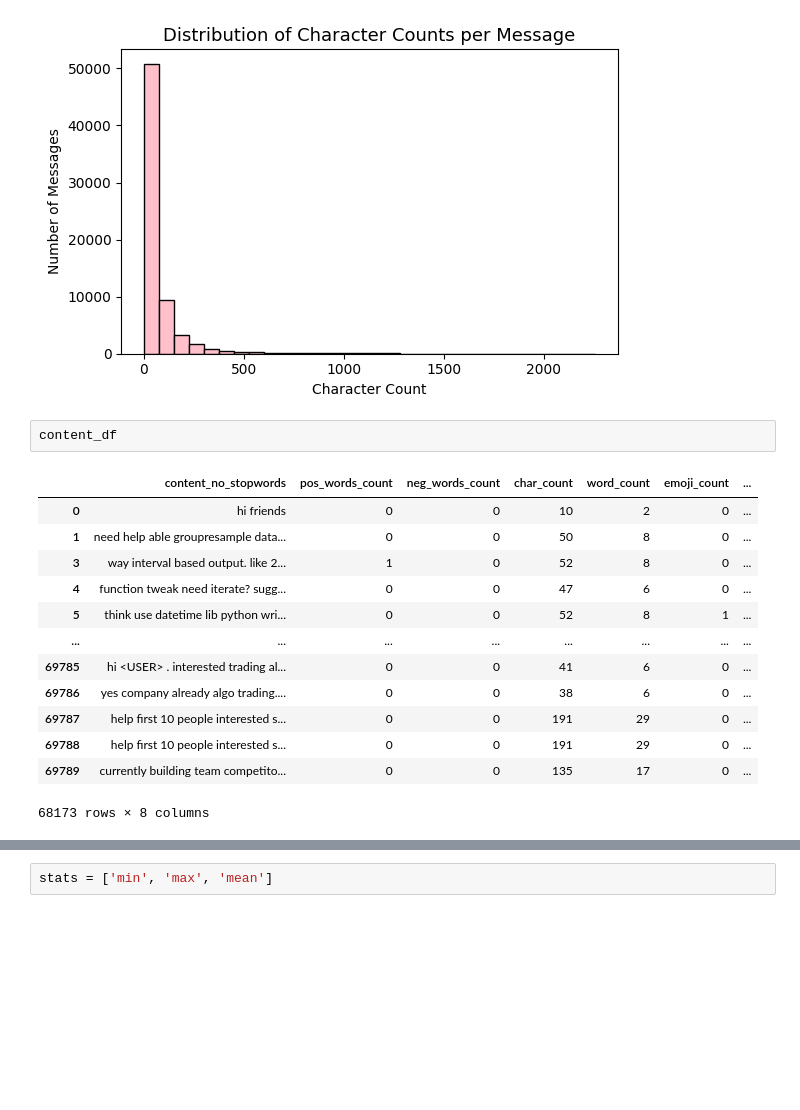
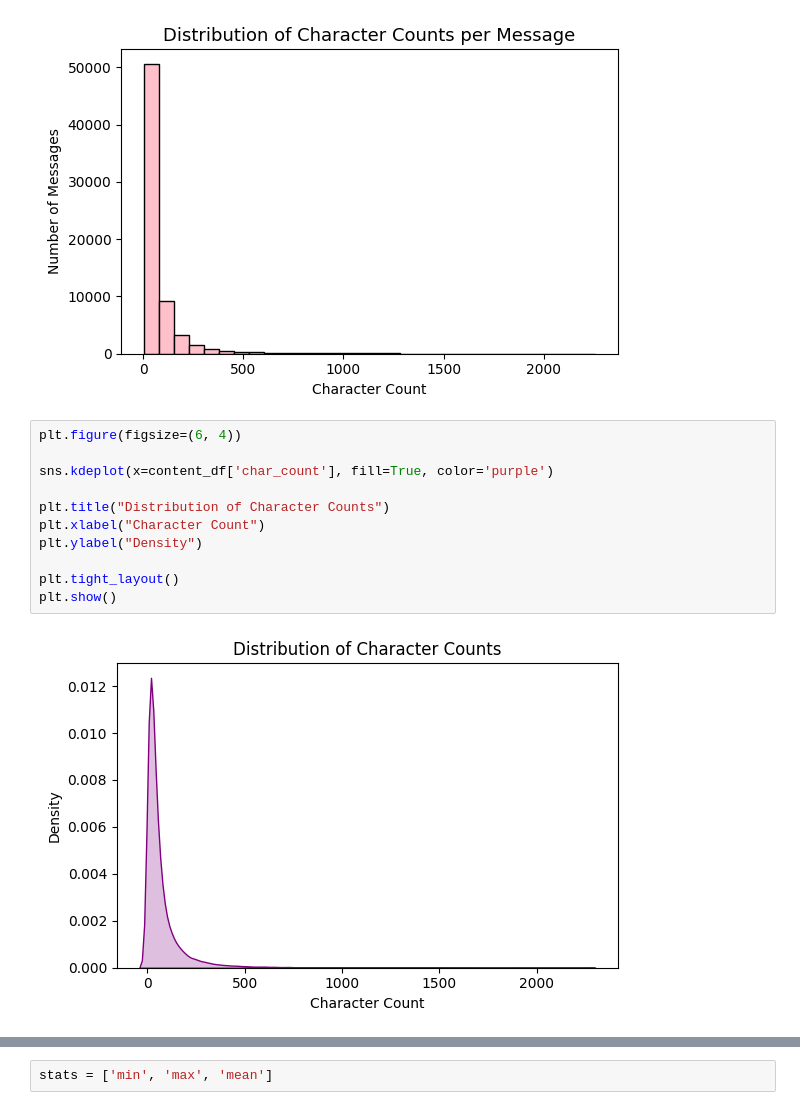
Before and after one commit to Aryan-Kaisth/Discord_Moderation_Bot, a Jupyter notebook: EDA.ipynb, the cells around one changed output, grey strips where cells are left out. Drawn from its saved outputs; the diff is of its cells as text; blank space fills up the shorter version.

```diff
--- a/EDA.ipynb
+++ b/EDA.ipynb
@@ -825,19 +857,16 @@ plt.tight_layout()
 plt.show()
 # %% [output]
 [figure]
-# %%
-content_df
-# %% [output]
-|  | content_no_stopwords | pos_words_count | neg_words_count | char_count | word_count | emoji_count | ... |
-| 0 | hi friends | 0 | 0 | 10 | 2 | 0 | ... |
-| 1 | need help able groupresample data... | 0 | 0 | 50 | 8 | 0 | ... |
-| 3 | way interval based output. like 2... | 1 | 0 | 52 | 8 | 0 | ... |
-| 4 | function tweak need iterate? sugg... | 0 | 0 | 47 | 6 | 0 | ... |
-| 5 | think use datetime lib python wri... | 0 | 0 | 52 | 8 | 1 | ... |
-| ... | ... | ... | ... | ... | ... | ... | ... |
-| 69785 | hi <USER> . interested trading al... | 0 | 0 | 41 | 6 | 0 | ... |
-| 69786 | yes company already algo trading.... | 0 | 0 | 38 | 6 | 0 | ... |
-| 69787 | help first 10 people interested s... | 0 | 0 | 191 | 29 | 0 | ... |
-| 69788 | help first 10 people interested s... | 0 | 0 | 191 | 29 | 0 | ... |
-| 69789 | currently building team competito... | 0 | 0 | 135 | 17 | 0 | ... |
-68173 rows × 8 columns
+# %%
+plt.figure(figsize=(6, 4))
+
+sns.kdeplot(x=content_df['char_count'], fill=True, color='purple')
+
+plt.title("Distribution of Character Counts")
+plt.xlabel("Character Count")
+plt.ylabel("Density")
+
+plt.tight_layout()
+plt.show()
+# %% [output]
+[figure, added]
```
Also changed, not shown: parts of 23 cells of this notebook.
